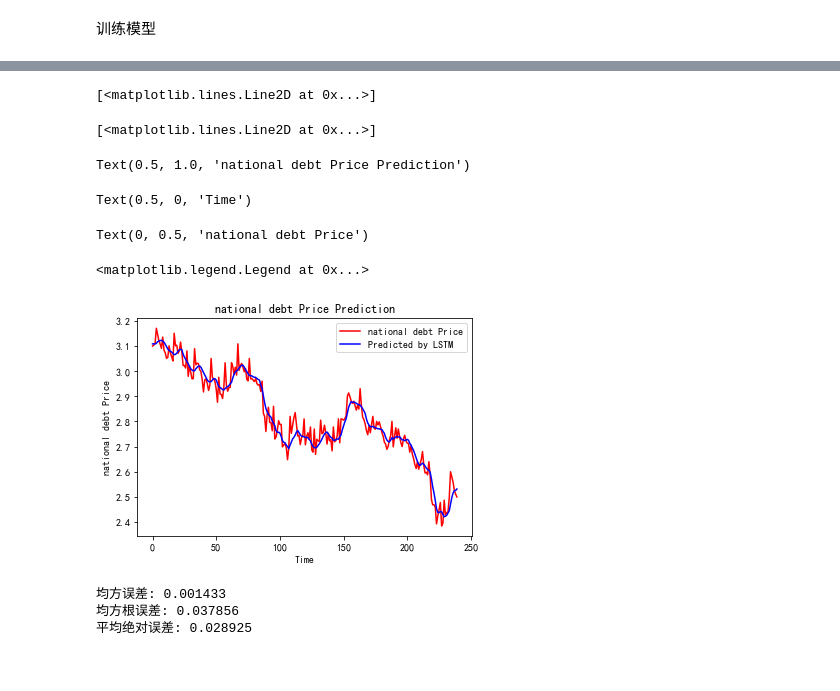
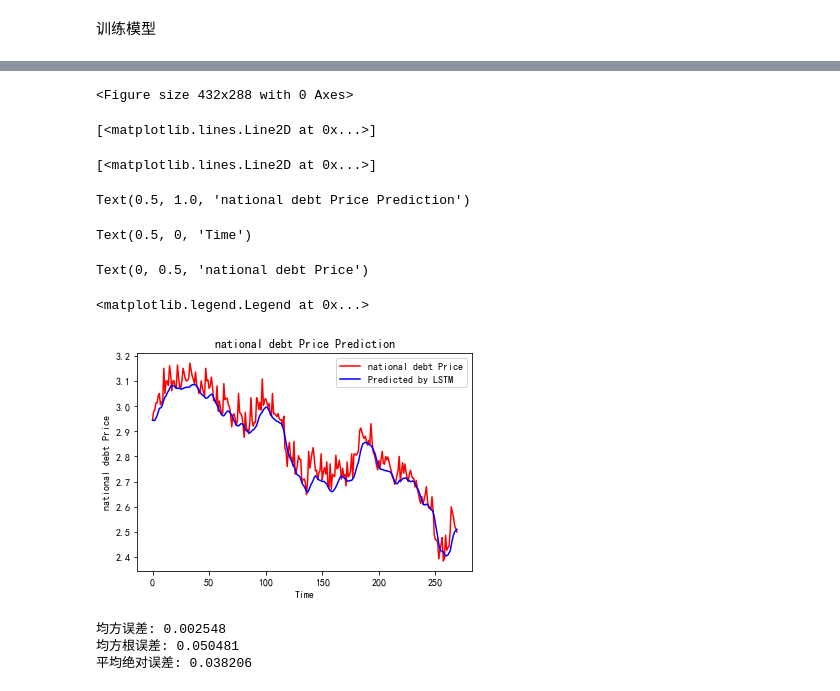
Before and after one commit to root-zr/financial-time-series-models, a Jupyter notebook: lstm.ipynb, the cells around one changed output, grey strips where cells are left out. Drawn from its saved outputs; the diff is of its cells as text; code cells hidden in the pictures.

```diff
--- a/lstm.ipynb
+++ b/lstm.ipynb
@@ -87,28 +82,39 @@ array([[0.41725664, 0.43087971, 0.42610619, 0.42495479, 0.55620805],
 x_train = []
 y_train = []
 
+x_valid = []
+y_valid = []
+
 x_test = []
 y_test = []
 
-# 利用for循环，遍历整个训练集，提取训练集中连续60天的开盘价作为输入特征x_train，第61天的数据作为标签
-for i in range(60, len(training_set_scaled)):
-    x_train.append(training_set_scaled[i - 60:i, 1:])
+# 利用for循环，遍历整个训练集，提取训练集中连续10天的开盘价作为输入特征x_train，第11天的数据作为标签
+for i in range(30, len(training_set_scaled)):
+    x_train.append(training_set_scaled[i - 30:i, 1:])
     y_train.append(training_set_scaled[i, 0])
 
 
 # 将训练集由list格式变为array格式
 x_train, y_train = np.array(x_train), np.array(y_train)
-x_train = np.reshape(x_train, (x_train.shape[0], 60,4))
+x_train = np.reshape(x_train, (x_train.shape[0], 30,4))
 print(x_train)
 
+#验证集
+for i in range(30, len(valid_set)):
+    x_valid.append(valid_set[i - 30:i,1:])
+    y_valid.append(valid_set[i, 0])
+x_valid, y_valid = np.array(x_valid), np.array(y_valid)
+x_valid = np.reshape(x_valid, (x_valid.shape[0], 30,4))
 
-# 测试集：csv表格中后200天数据
-# 利用for循环，遍历整个测试集，提取测试集中连续60天的开盘价作为输入特征x_train，
-# 第61天的数据作为标签，for循环共构建200-60=140组数据。
-for i in range(60, len(test_set)):
-    x_test.append(test_set[i - 60:i,1:])
+
+# 测试集：csv表格中后300天数据
+# 利用for循环，遍历整个测试集，提取测试集中连续10天的开盘价作为输入特征x_train，
+# 第11天的数据作为标签，for循环共构建300-10=290组数据。
+for i in range(30, len(test_set)):
+    x_test.append(test_set[i - 30:i,1:])
     y_test.append(test_set[i, 0])
-# 测试集变array并reshape为符合RNN输入要求：[送入样本数， 循环核时间展开步数， 每个时间步输入特征个数]
+# 测试集变array并reshape为符合CNN和RNN输入要求：
+#RNN: [送入样本数， 循环核时间展开步数， 每个时间步输入特征个数]
 x_test, y_test = np.array(x_test), np.array(y_test)
-x_test = np.reshape(x_test, (x_test.shape[0], 60,4))
+x_test = np.reshape(x_test, (x_test.shape[0], 30,4))
 # %% [output]
@@ -133,9 +139,9 @@ x_test = np.reshape(x_test, (x_test.shape[0], 60,4))
 训练模型
 # %%
 model = tf.keras.Sequential([
-    LSTM(50, return_sequences=True), #第一层记忆体的个数为50个，每个时间步推送ht到下一层
+    LSTM(30, return_sequences=True), #第一层记忆体的个数为50个，每个时间步推送ht到下一层
     Dropout(0.2),
-    LSTM(60),  #第二层
+    LSTM(50),  #第二层
     Dropout(0.2),
     Dense(1) #输出知识ht+1的股票开盘价，所以是1
 ])
@@ -144,7 +150,7 @@ model.compile(optimizer=tf.keras.optimizers.Adam(0.001),
               loss='mean_squared_error')  # 损失函数用均方误差
 
 #该应用只观测loss数值，不观测准确率，所以删去metrics选项，一会在每个epoch迭代显示时只显示loss值
-checkpoint_save_path = "./checkpoint/LSTM_stock.ckpt"
+checkpoint_save_path = "./checkpoint/LSTM/LSTM_stock.ckpt"
 
 if os.path.exists(checkpoint_save_path + '.index'):
     print('-------------load the model-----------------')
@@ -155,7 +161,7 @@ cp_callback = tf.keras.callbacks.ModelCheckpoint(filepath=checkpoint_save_path,
                                                  save_best_only=True,
                                                  monitor='val_loss')
 
-history = model.fit(x_train, y_train, batch_size=64, epochs=50, validation_data=(x_test, y_test), validation_freq=1,
+history = model.fit(x_train, y_train, batch_size=64, epochs=50, validation_data=(x_valid, y_valid), validation_freq=1,
                     callbacks=[cp_callback])
 
 model.summary()
@@ -214,43 +220,45 @@ Text(0.5, 1.0, 'Training and Validation Loss')
 # %%
 # 测试集输入模型进行预测
 predicted_stock_price = model.predict(x_test)
 
 # 对预测数据还原---从（0，1）反归一化到原始范围
 predicted_stock_price = sc_for_visual.inverse_transform(predicted_stock_price)
 
 # 对真实数据还原---从（0，1）反归一化到原始范围
-real_stock_price = sc_for_visual.inverse_transform(y_test_for_visual[60:])
+real_stock_price = sc_for_visual.inverse_transform(y_test_for_visual[30:])
 # 画出真实数据和预测数据的对比曲线
 # 画出真实数据和预测数据的对比曲线
+plt.figure(facecolor='white')
 plt.plot(real_stock_price, color='red', label='national debt Price')
 plt.plot(predicted_stock_price, color='blue', label='Predicted by LSTM')
 plt.title('national debt Price Prediction')
 plt.xlabel('Time')
 plt.ylabel('national debt Price')
 plt.legend()
 plt.show()
 
 ##########evaluate##############
 # calculate MSE 均方误差 ---> E[(预测值-真实值)^2] (预测值减真实值求平方后求均值)
 mse = mean_squared_error(predicted_stock_price, real_stock_price)
 # calculate RMSE 均方根误差--->sqrt[MSE]    (对均方误差开方)
 rmse = math.sqrt(mean_squared_error(predicted_stock_price, real_stock_price))
 # calculate MAE 平均绝对误差----->E[|预测值-真实值|](预测值减真实值求绝对值后求均值）
 mae = mean_absolute_error(predicted_stock_price, real_stock_price)
 print('均方误差: %.6f' % mse)
 print('均方根误差: %.6f' % rmse)
 print('平均绝对误差: %.6f' % mae)
 # %% [output]
-[<matplotlib.lines.Line2D at 0x...>]
+<Figure size 432x288 with 0 Axes>
 [<matplotlib.lines.Line2D at 0x...>]
-Text(0.5, 1.0, 'national debt Price Prediction')
+[<matplotlib.lines.Line2D at 0x...>]
-Text(0.5, 0, 'Time')
+Text(0.5, 1.0, 'national debt Price Prediction')
-Text(0, 0.5, 'national debt Price')
+Text(0.5, 0, 'Time')
-<matplotlib.legend.Legend at 0x...>
+Text(0, 0.5, 'national debt Price')
+<matplotlib.legend.Legend at 0x...>
-[figure, old version]
+[figure, new version]
-均方误差: 0.001433
-均方根误差: 0.037856
-平均绝对误差: 0.028925
+均方误差: 0.002548
+均方根误差: 0.050481
+平均绝对误差: 0.038206
 # %%
 from sklearn.metrics import explained_variance_score
 import seaborn as sns
```
Also changed, not shown: parts of 6 cells of this notebook, 25 other files.
